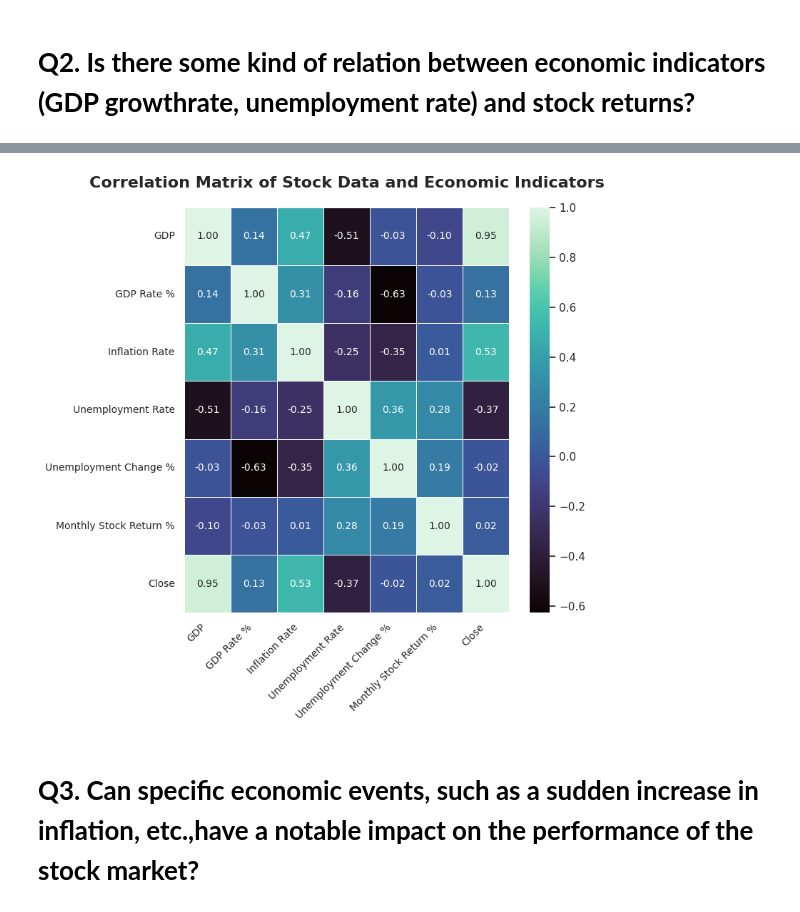
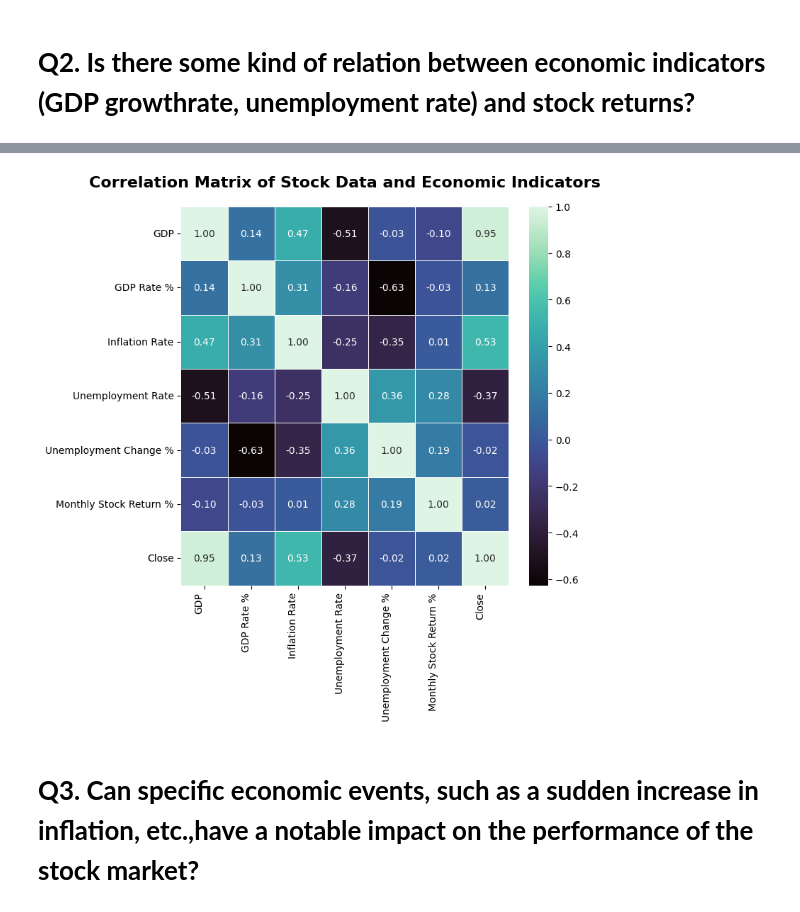
Before and after one commit to santhosh-narapareddy/SnP500-EconomicIndicators-DescriptiveStudy, a Jupyter notebook: S&P_500_and_Economic_Indicators.ipynb, the cells around one changed output, grey strips where cells are left out. Drawn from its saved outputs; the diff is of its cells as text; code cells hidden in the pictures.

```diff
--- a/S&P_500_and_Economic_Indicators.ipynb
+++ b/S&P_500_and_Economic_Indicators.ipynb
@@ -461,24 +430,21 @@ memory usage: 8.2 KB
 # %%
-import seaborn as sns
-import matplotlib.pyplot as plt
-
 # create the heatmap
 fig, ax = plt.subplots(figsize=(8, 8))
 sns.heatmap(df_all_clean.corr(), cmap='mako', annot=True, linewidths=.5, ax=ax, fmt='.2f', annot_kws={'size': 10})
 
 # set the chart title and adjust the position
 ax.set_title('Correlation Matrix of Stock Data and Economic Indicators', fontsize=16, fontweight='bold', pad=20)
 
 # adjust the tick label font size
 ax.tick_params(axis='both', which='major', labelsize=10)
 
 # rotate x-axis labels for better readability
-ax.set_xticklabels(ax.get_xticklabels(), rotation=45, ha='right', fontsize=10)
+ax.set_xticklabels(ax.get_xticklabels(), rotation=90, ha='right', fontsize=10)
 
 # adjust the layout and display the plot
 fig.tight_layout()
 plt.show()
 # %% [output]
-[figure, old version]
+[figure, new version]
 # %% [markdown]
 # **Q3. Can specific economic events, such as a sudden increase in inflation, etc.,have a notable impact on the performance of the stock market?**
```
Also changed, not shown: parts of 23 cells of this notebook.
